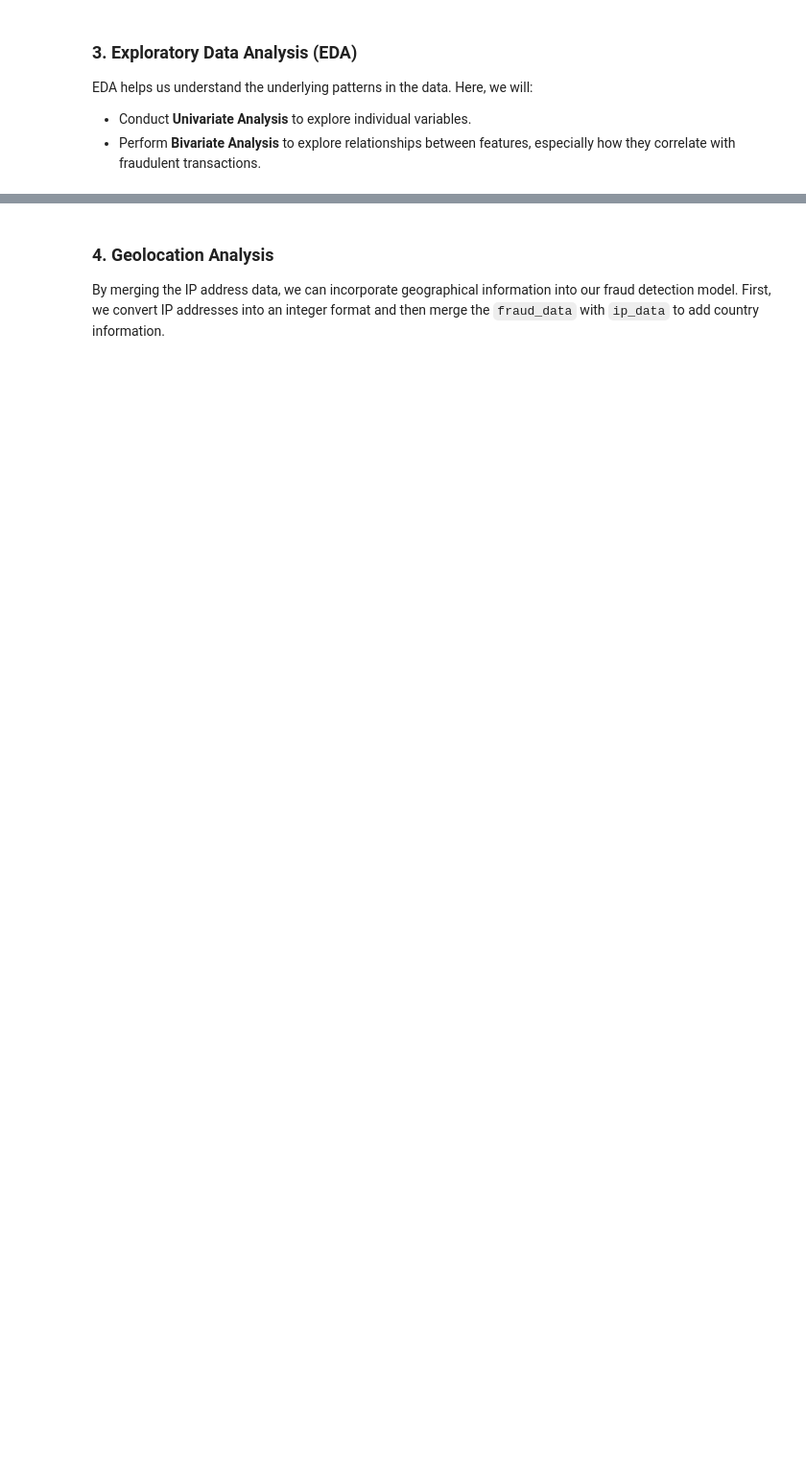
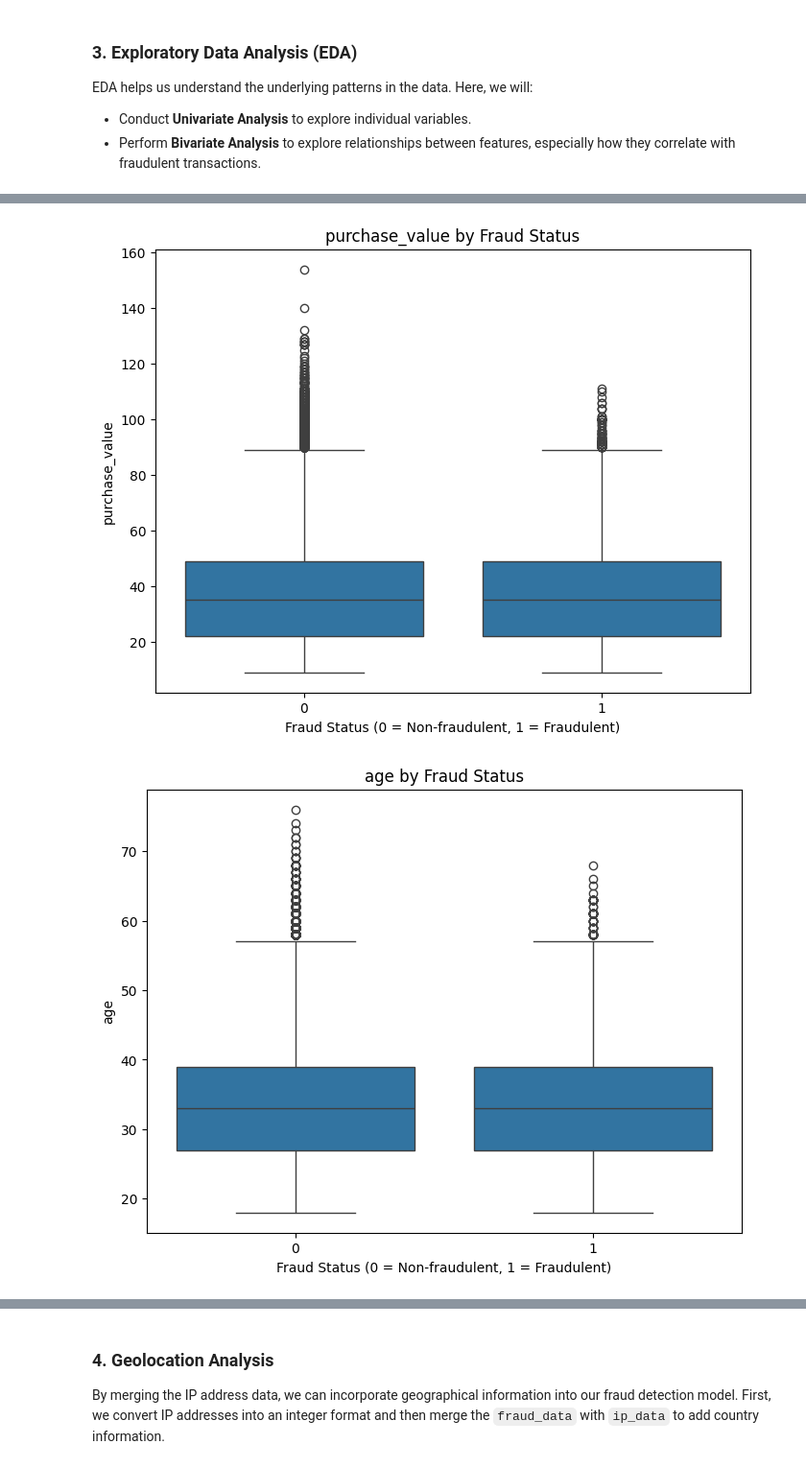
Before and after one commit to Ermi23/Fraud-Detection-and-Credit-Card-Transactions, a Jupyter notebook: notebooks/EDA.ipynb, the cells around one changed output, grey strips where cells are left out. Shown at 96% size. Drawn from its saved outputs; the diff is of its cells as text; code cells hidden in the pictures; blank space fills up the shorter version.

```diff
--- a/notebooks/EDA.ipynb
+++ b/notebooks/EDA.ipynb
@@ -108,0 +168,21 @@ plt.show()
+# %%
+# Bivariate Analysis: Numerical Features vs. Fraud Status
+for feature in numerical_features:
+    plt.figure(figsize=(8,6))
+    sns.boxplot(x='class', y=feature, data=fraud_data)
+    plt.title(f'{feature} by Fraud Status')
+    plt.xlabel('Fraud Status (0 = Non-fraudulent, 1 = Fraudulent)')
+    plt.ylabel(feature)
+    plt.show()
+
+# Bivariate Analysis: Categorical Features vs. Fraud Status
+for feature in categorical_features[:-1]:  # Exclude 'class' itself
+    plt.figure(figsize=(8,6))
+    sns.countplot(x=feature, hue='class', data=fraud_data)
+    plt.title(f'{feature} by Fraud Status')
+    plt.xlabel(feature)
+    plt.ylabel('Count')
+    plt.show()
+# %% [output]
+[figure, added]
+[figure, added]
```
Also changed, not shown: parts of 12 cells of this notebook, 1 other file.
